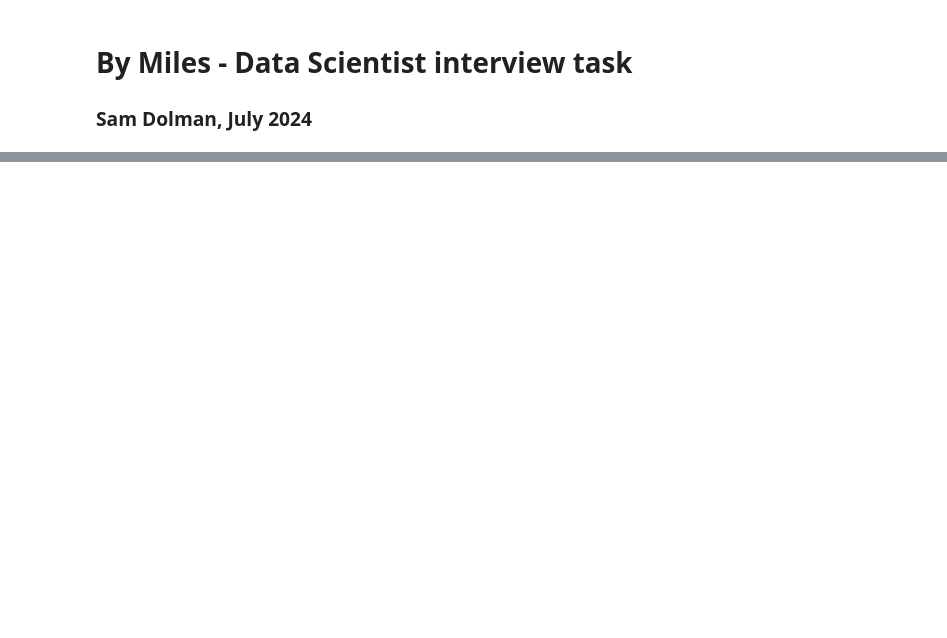
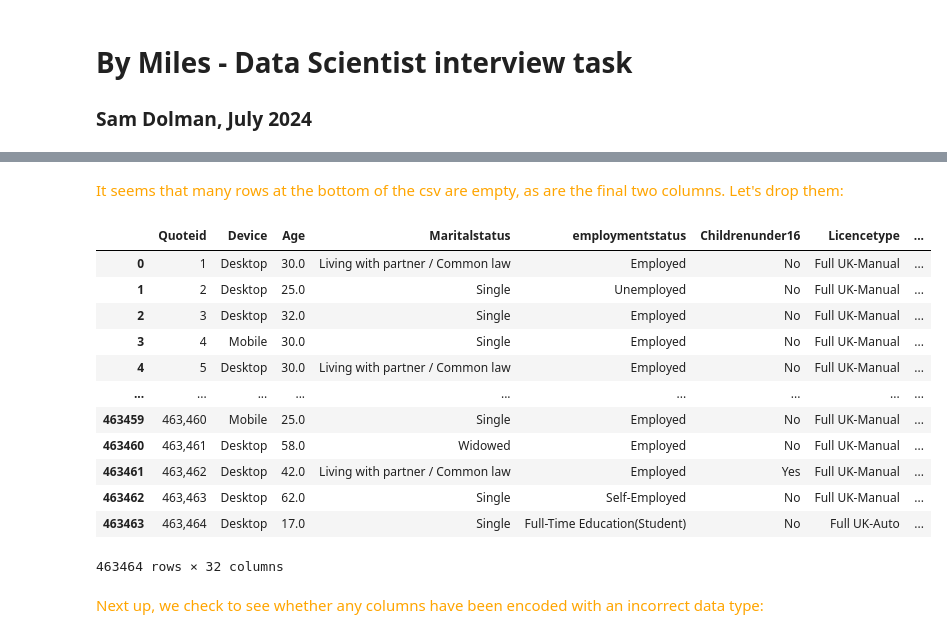
Before and after one commit to dolmas1/bymiles_takehome, a Jupyter notebook: takehome_task.ipynb, the cells around one changed output, grey strips where cells are left out. Saved outputs shown, nothing was run; the diff lists cells and outputs as text; code cells hidden in the pictures; blank space fills up the shorter version.

```diff
--- a/takehome_task.ipynb
+++ b/takehome_task.ipynb
@@ -13,0 +40,23 @@ import lightgbm as lgbm
+# %% [markdown]
+<span style="color:orange">It seems that many rows at the bottom of the csv are empty, as are the final two columns. Let's drop them:
+</span>
+# %%
+df = df.dropna(how='all').iloc[:, :-2].copy()
+df
+# %% [output]
+|  | Quoteid | Device | Age | Maritalstatus | employmentstatus | Childrenunder16 | Licencetype | ... |
+| 0 | 1 | Desktop | 30.0 | Living with partner / Common law | Employed | No | Full UK-Manual | ... |
+| 1 | 2 | Desktop | 25.0 | Single | Unemployed | No | Full UK-Manual | ... |
+| 2 | 3 | Desktop | 32.0 | Single | Employed | No | Full UK-Manual | ... |
+| 3 | 4 | Mobile | 30.0 | Single | Employed | No | Full UK-Manual | ... |
+| 4 | 5 | Desktop | 30.0 | Living with partner / Common law | Employed | No | Full UK-Manual | ... |
+| ... | ... | ... | ... | ... | ... | ... | ... | ... |
+| 463459 | 463,460 | Mobile | 25.0 | Single | Employed | No | Full UK-Manual | ... |
+| 463460 | 463,461 | Desktop | 58.0 | Widowed | Employed | No | Full UK-Manual | ... |
+| 463461 | 463,462 | Desktop | 42.0 | Living with partner / Common law | Employed | Yes | Full UK-Manual | ... |
+| 463462 | 463,463 | Desktop | 62.0 | Single | Self-Employed | No | Full UK-Manual | ... |
+| 463463 | 463,464 | Desktop | 17.0 | Single | Full-Time Education(Student) | No | Full UK-Auto | ... |
+463464 rows × 32 columns
+# %% [markdown]
+<span style="color:orange">Next up, we check to see whether any columns have been encoded with an incorrect data type:
+</span>
```
Also changed, not shown: parts of 40 cells of this notebook, 1 other file.
